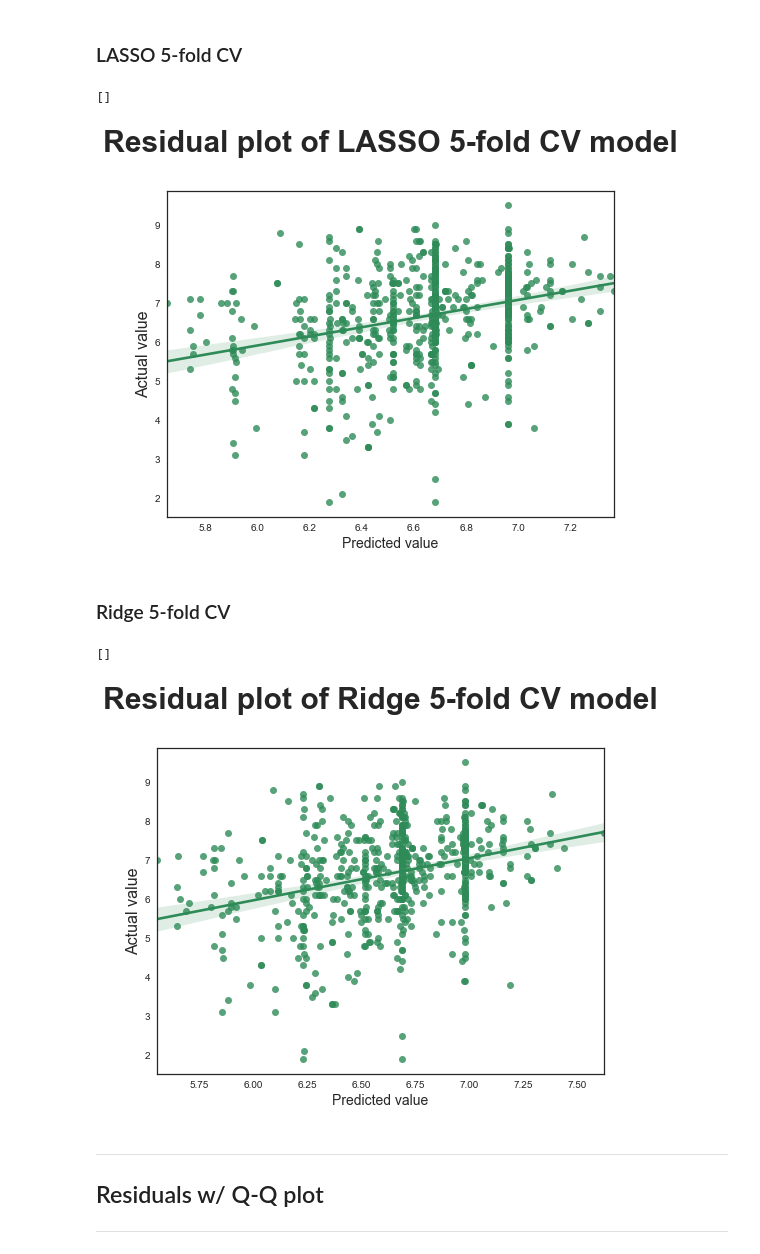
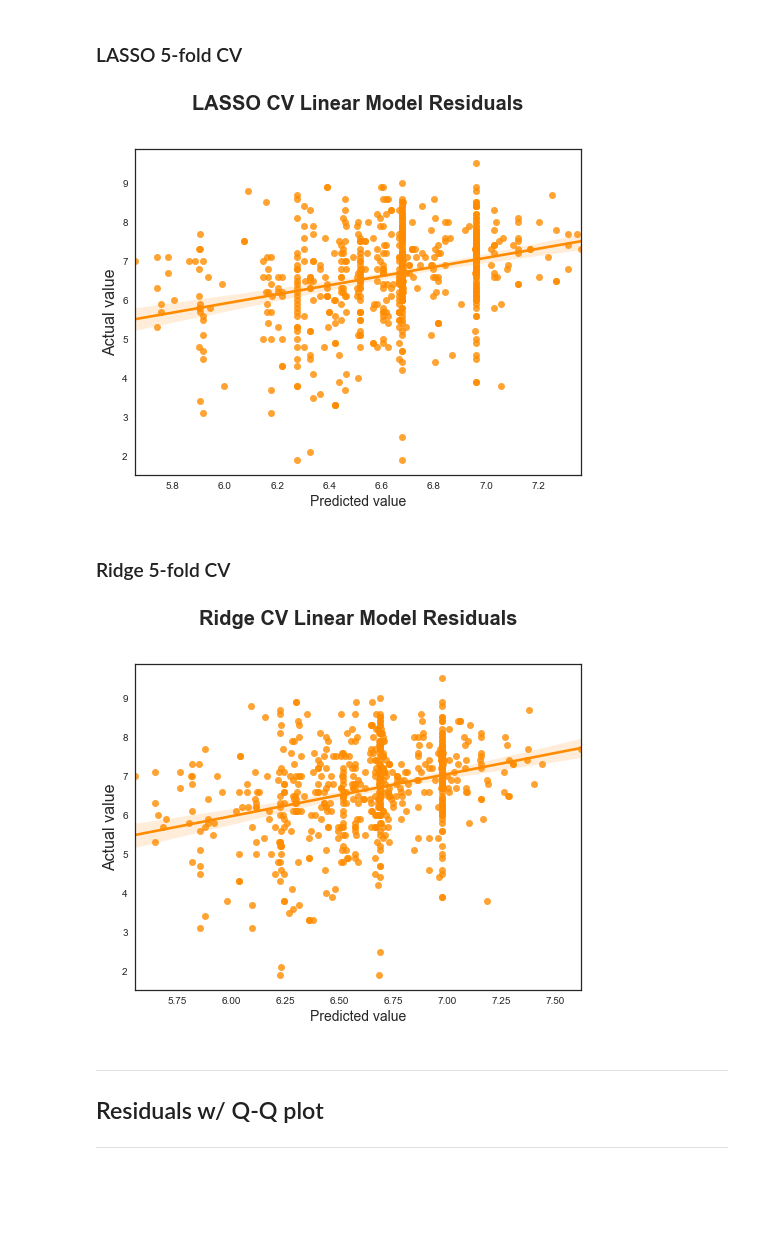
Before and after one commit to yi-ye-zhi-qiu/liamometer, a Jupyter notebook: StepIV Ridge Lasso CV.ipynb, the cells around one changed output. Cells and saved outputs as stored; diff of their text form; code cells hidden in the pictures; blank space fills up the shorter version.

Commit message:
add new color schemes for plots

```diff
--- a/StepIV Ridge Lasso CV.ipynb
+++ b/StepIV Ridge Lasso CV.ipynb
@@ -110,21 +110,21 @@ visualizer.show()                 # Finalize and render the figure
 # %%
 lasso_cv_5_fold = LassoCV(cv=5)
 lasso_cv_5_fold.fit(X_train, y_train)
 train_set_pred_lasso = lasso_cv_5_fold.predict(X_train)
 test_set_pred_lasso = lasso_cv_5_fold.predict(X_test)
 
 plt.figure(figsize=(8, 6))
 sns.set_style(style='white')
 # plt.scatter(test_set_pred, y_test, alpha=.1,  scatter_kws={"color": "black"}, line_kws={"color": "red"})
-ax = sns.regplot(x=test_set_pred_lasso, y=y_test, color="seagreen")
-ax.set_title("Residual plot of LASSO 5-fold CV model", fontsize=30, weight='bold', y=1.1)
+ax = sns.regplot(x=test_set_pred_lasso, y=y_test, color="darkorange")
+ax.set_title("LASSO CV Linear Model Residuals", fontsize=20, weight='bold', y=1.1)
 
 plt.xlabel('Predicted value', fontsize=14)
 plt.ylabel('Actual value', fontsize=16)
 plt.plot()
+plt.savefig('residual-LASSO-linear', dpi=300, bbox_inches='tight')
 # %% [output]
-[]
-[figure, old version]
+[figure, new version]
 # %% [markdown]
 ### Ridge 5-fold CV
 # %%
@@ -139,15 +139,15 @@ test_set_pred_lasso = ridge_cv_5_fold.predict(X_test)
 plt.figure(figsize=(8, 6))
 sns.set_style(style='white')
 # plt.scatter(test_set_pred, y_test, alpha=.1,  scatter_kws={"color": "black"}, line_kws={"color": "red"})
-ax = sns.regplot(x=test_set_pred_lasso, y=y_test, color="seagreen")
-ax.set_title("Residual plot of Ridge 5-fold CV model", fontsize=30, weight='bold', y=1.1)
+ax = sns.regplot(x=test_set_pred_lasso, y=y_test, color="darkorange")
+ax.set_title("Ridge CV Linear Model Residuals", fontsize=20, weight='bold', y=1.1)
 
 plt.xlabel('Predicted value', fontsize=14)
 plt.ylabel('Actual value', fontsize=16)
 plt.plot()
+plt.savefig('residual-ridge-linear', dpi=300, bbox_inches='tight')
 # %% [output]
-[]
-[figure, old version]
+[figure, new version]
 # %% [markdown]
 ----
 
```
Also changed, not shown: parts of 10 cells of this notebook.
